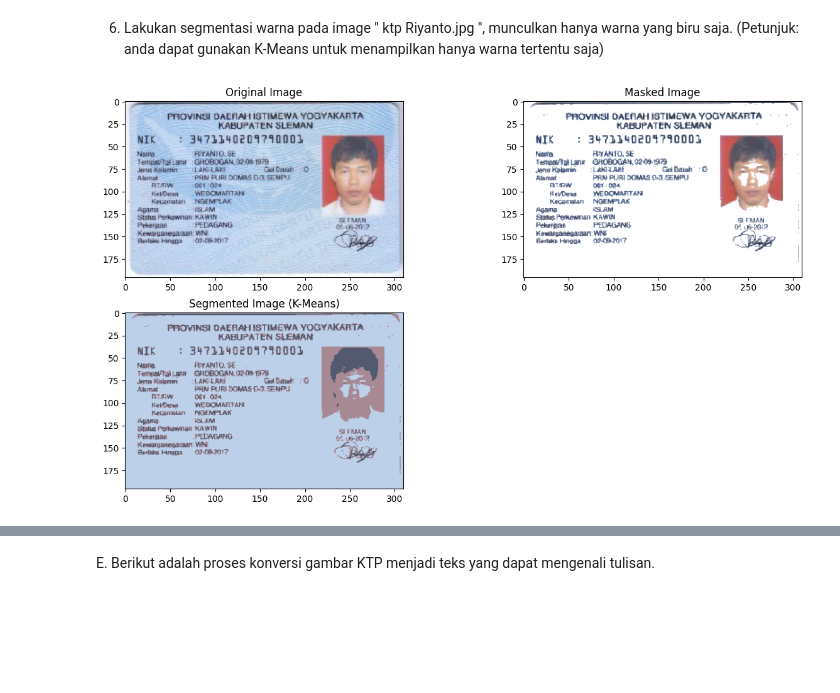
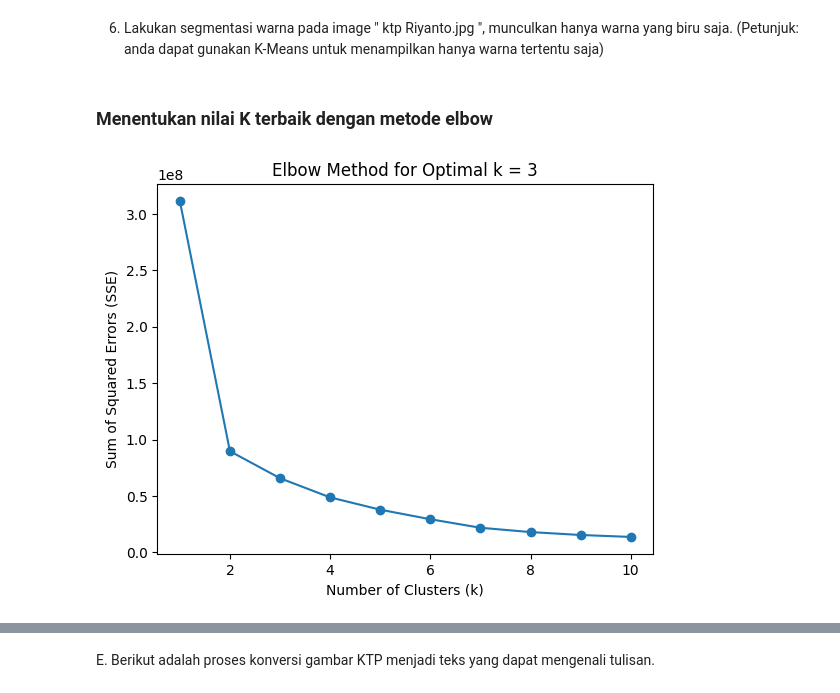
Before and after one commit to askholani/PCVK_1, a Jupyter notebook: week10.ipynb, the cells around one changed output, grey strips where cells are left out. Drawn from its saved outputs; the diff is of its cells as text; code cells hidden in the pictures; blank space fills up the shorter version.

```diff
--- a/week10.ipynb
+++ b/week10.ipynb
@@ -279,54 +279,3 @@ plt.show()
 6. Lakukan segmentasi warna pada image " ktp Riyanto.jpg ", munculkan hanya warna
 yang biru saja. (Petunjuk: anda dapat gunakan K-Means untuk menampilkan hanya
 warna tertentu saja)
-# %%
-import cv2
-import numpy as np
-import matplotlib.pyplot as plt
-
-# Load the image
-path = '/content/drive/MyDrive/content/Images/ktp.png'
-ktp_img = cv2.imread(path)
-ktp_img = cv2.cvtColor(ktp_img, cv2.COLOR_BGR2RGB)
-
-# Flatten the pixel values
-pixel_values = ktp_img.reshape((-1, 3))
-pixel_values = np.float32(pixel_values)
-
-# Define the criteria and the number of clusters (k)
-criteria = (cv2.TERM_CRITERIA_EPS + cv2.TERM_CRITERIA_MAX_ITER, 100, 0.2)
-k = 3# Number of clusters
-
-# Apply K-Means clustering
-_, labels, centers = cv2.kmeans(pixel_values, k, None, criteria, 10, cv2.KMEANS_RANDOM_CENTERS)
-
-# Convert the centers to integers
-centers = np.uint8(centers)
-
-# Flatten the labels array
-labels = labels.flatten()
-
-# Create a masked image by turning one cluster into white
-masked_image = np.copy(ktp_img)
-masked_image = masked_image.reshape((-1, 3))
-cluster_to_white = 2
-masked_image[labels == cluster_to_white] = [255, 255, 255]
-masked_image = masked_image.reshape(ktp_img.shape)
-
-# Convert the segmented image back to the original shape
-segmented_image = centers[labels].reshape(ktp_img.shape)
-
-# Display the original image, segmented image, and masked image
-plt.figure(figsize=(15, 8))
-plt.subplot(2, 2, 1), plt.imshow(ktp_img)
-plt.title('Original Image')
-
-plt.subplot(2, 2, 2), plt.imshow(masked_image)
-plt.title('Masked Image')
-
-plt.subplot(2, 2, 3), plt.imshow(segmented_image)
-plt.title('Segmented Image (K-Means)')
-
-plt.show()
-# %% [output]
-[figure, removed]
@@ -332,0 +299,27 @@ plt.show()
+# %% [markdown]
+### Menentukan nilai K terbaik dengan metode elbow
+# %%
+import matplotlib.pyplot as plt
+from sklearn.cluster import KMeans
+import numpy as np
+
+# List yang akan menyimpan nilai SSE (Sum of Squared Errors) untuk berbagai nilai k
+sse = []
+
+# Menentukan nilai k yang akan diuji (misalnya, dari 1 hingga 10)
+k_values = range(1, 11)
+
+# Melakukan K-Means Clustering untuk berbagai nilai k
+for k in k_values:
+    kmeans = KMeans(n_clusters=k)
+    kmeans.fit(pixel_values)
+    sse.append(kmeans.inertia_)  # Menyimpan SSE
+
+# Membuat plot elbow
+plt.plot(k_values, sse, marker='o')
+plt.title('Elbow Method for Optimal k = 3')
+plt.xlabel('Number of Clusters (k)')
+plt.ylabel('Sum of Squared Errors (SSE)')
+plt.show()
+# %% [output]
+[figure, added]
```
Also changed, not shown: parts of 9 cells of this notebook.
